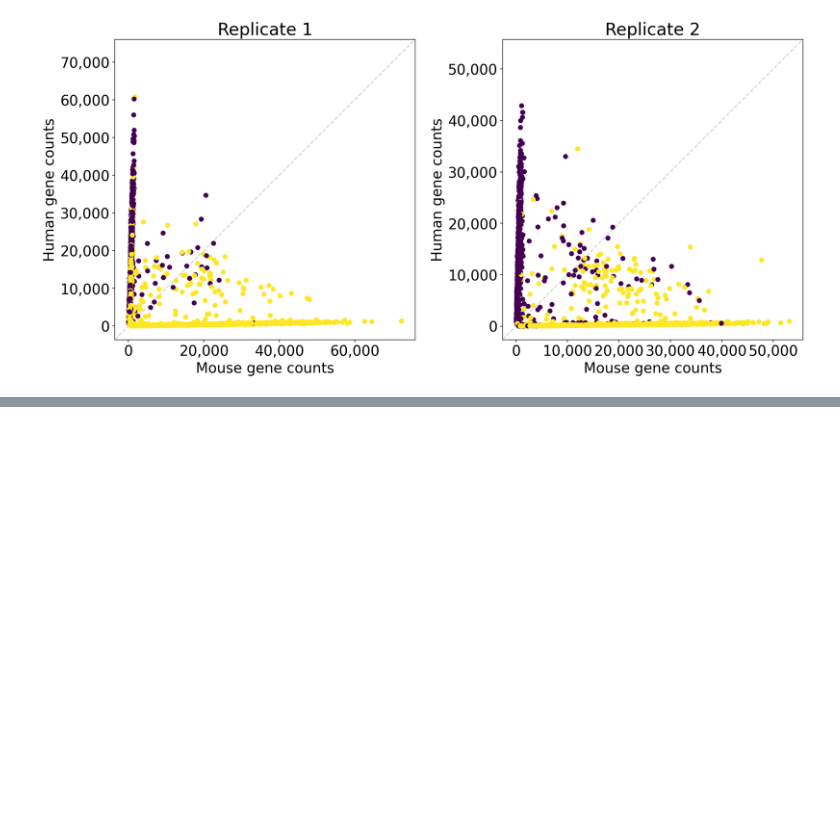
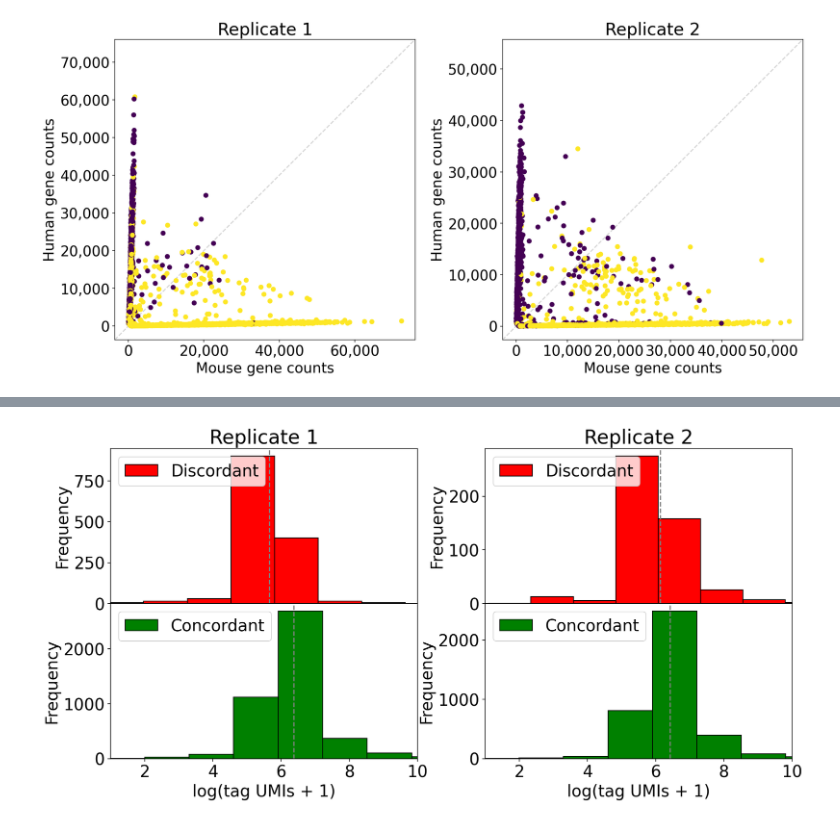
Before and after one commit to sbooeshaghi/azucar, a Jupyter notebook: analysis/livecell/livecell.ipynb, the cells around one changed output, grey strips where cells are left out. Drawn from its saved outputs; the diff is of its cells as text; code cells hidden in the pictures; blank space fills up the shorter version.

```diff
--- a/analysis/livecell/livecell.ipynb
+++ b/analysis/livecell/livecell.ipynb
@@ -260,0 +261,61 @@ nd(r2[:,r2.var.index.str.contains("_ENSG")].X.sum(1)), nd(r2[:,r2.var.index.str.
+# %%
+fig, axs = plt.subplots(figsize=(15,7), nrows=2, ncols=2)
+fig.subplots_adjust(hspace=0, wspace=0.22)
+
+dis = r1.obs[r1.obs["exp_origin"] != r1.obs["tag_origin"]]
+con = r1.obs[r1.obs["exp_origin"] == r1.obs["tag_origin"]]
+
+ax = axs[0, 0]
+x = np.log1p(dis.filter(like="mtag").sum(1))
+ax.hist(x, label="Discordant", color="Red", edgecolor="k")
+ax.axvline(x=x.mean(), color="grey", linestyle="--")
+ax.set(**{
+    "xlim": (1,10),
+    "ylabel": "Frequency",
+    "xticks": [],
+    "xticklabels": [],
+    "title": "Replicate 1"
+})
+ax.legend()
+
+ax = axs[1,0]
+x = np.log1p(con.filter(like="mtag").sum(1))
+ax.hist(x, label="Concordant", color="Green", edgecolor="k")
+ax.axvline(x=x.mean(), color="grey", linestyle="--")
+ax.set(**{
+    "xlim": (1,10),
+    "ylabel": "Frequency",
+    "xlabel": "log(tag UMIs + 1)"
+})
+ax.legend()
+
+################################
+dis = r2.obs[r2.obs["exp_origin"] != r2.obs["tag_origin"]]
+con = r2.obs[r2.obs["exp_origin"] == r2.obs["tag_origin"]]
+
+ax = axs[0, 1]
+x = np.log1p(dis.filter(like="mtag").sum(1))
+ax.hist(x, label="Discordant", color="Red", edgecolor="k")
+ax.axvline(x=x.mean(), color="grey", linestyle="--")
+ax.set(**{
+    "xlim": (1,10),
+    "ylabel": "Frequency",
+    "xticks": [],
+    "xticklabels": [],
+    "title": "Replicate 2"
+})
+ax.legend()
+
+ax = axs[1,1]
+x = np.log1p(con.filter(like="mtag").sum(1))
+ax.hist(x, label="Concordant", color="Green", edgecolor="k")
+ax.axvline(x=x.mean(), color="grey", linestyle="--")
+ax.set(**{
+    "xlim": (1,10),
+    "ylabel": "Frequency",
+    "xlabel": "log(tag UMIs + 1)"
+})
+ax.legend()
+fig.show()
+# %% [output]
+[figure, added]
```
Also changed, not shown: parts of 3 cells of this notebook.
